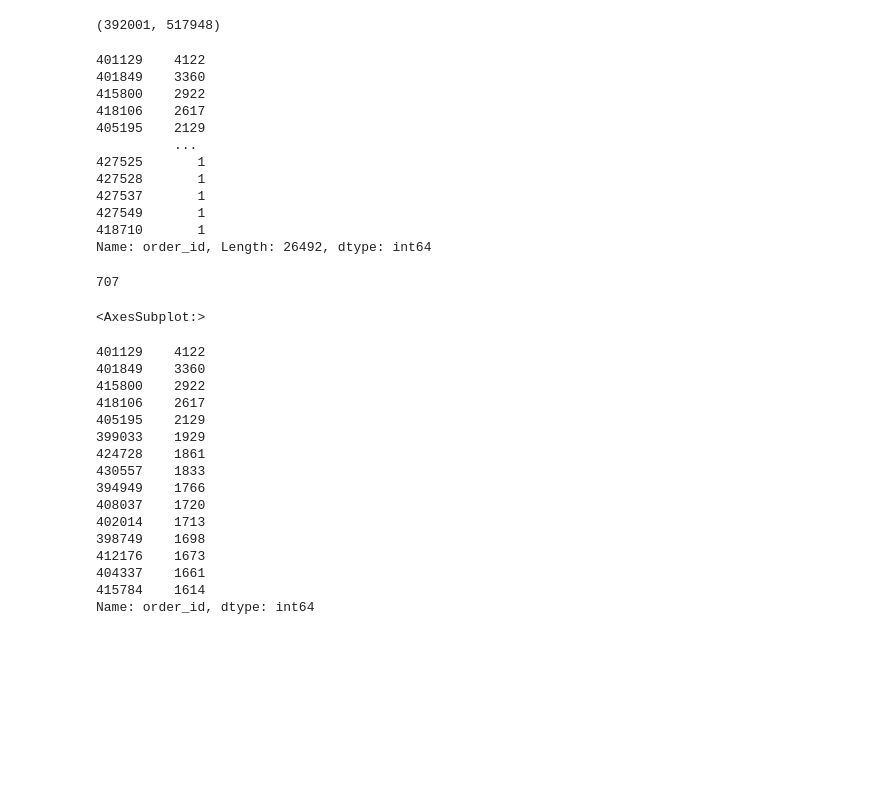
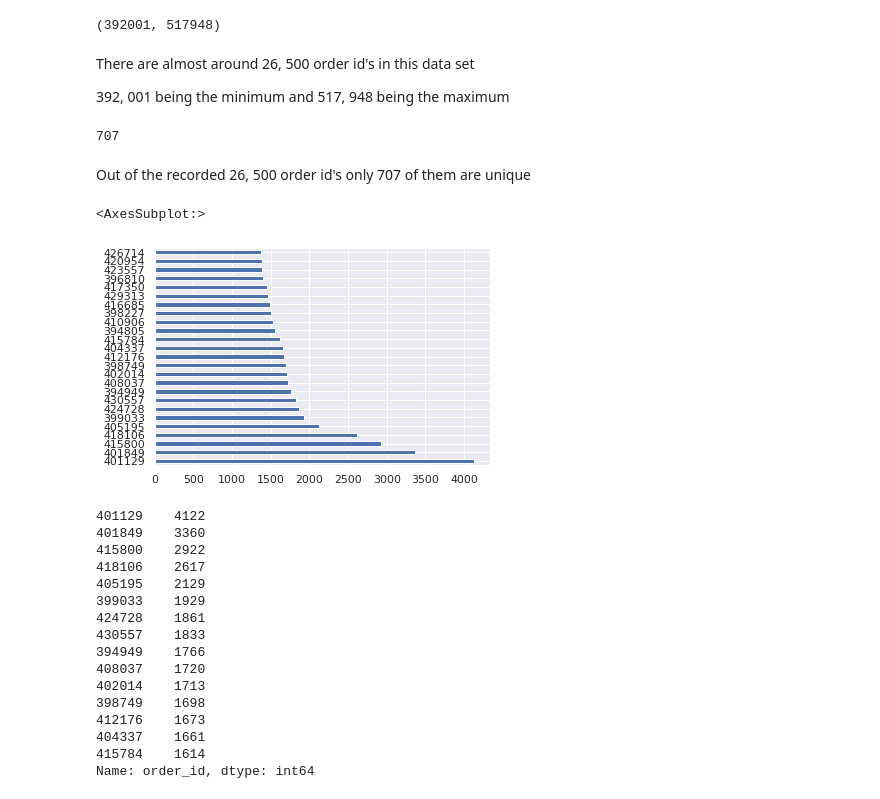
Before and after one commit to Fisseha-Estifanos/delivery_drivers, a Jupyter notebook: notebooks/eda.ipynb, the cells around one changed output. Saved outputs shown, nothing was run; the diff lists cells and outputs as text; code cells hidden in the pictures; blank space fills up the shorter version.

```diff
--- a/notebooks/eda.ipynb
+++ b/notebooks/eda.ipynb
@@ -131,29 +210,21 @@ Name: order_id, Length: 26492, dtype: int64
 df2.order_id.min(), df2.order_id.max()
 # %% [output]
 (392001, 517948)
-# %%
-df2.order_id.value_counts()
-# %% [output]
-401129    4122
-401849    3360
-415800    2922
-418106    2617
-405195    2129
-          ...
-427525       1
-427528       1
-427537       1
-427549       1
-418710       1
-Name: order_id, Length: 26492, dtype: int64
+# %% [markdown]
+There are almost around 26, 500 order id's in this data set
+
+392, 001 being the minimum and 517, 948 being the maximum
 # %%
 len(df2.order_id.value_counts().unique())
 # %% [output]
 707
+# %% [markdown]
+Out of the recorded 26, 500 order id's only 707 of them are unique
 # %%
-df2.order_id.value_counts().plot(kind='barh')
+df2.order_id.value_counts()[:25].plot(kind='barh')
 # %% [output]
 <AxesSubplot:>
+[figure, added]
 # %%
 df2.order_id.value_counts()[:15]
 # %% [output]
```
Also changed, not shown: parts of 22 cells of this notebook.
